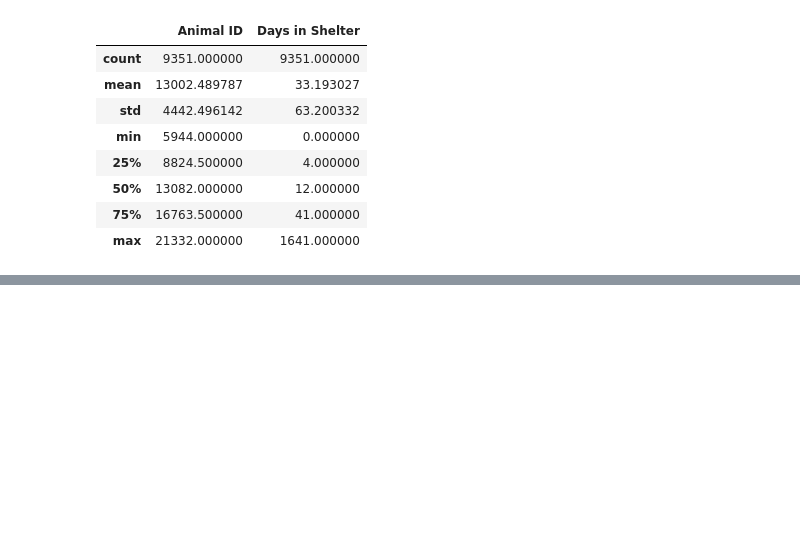
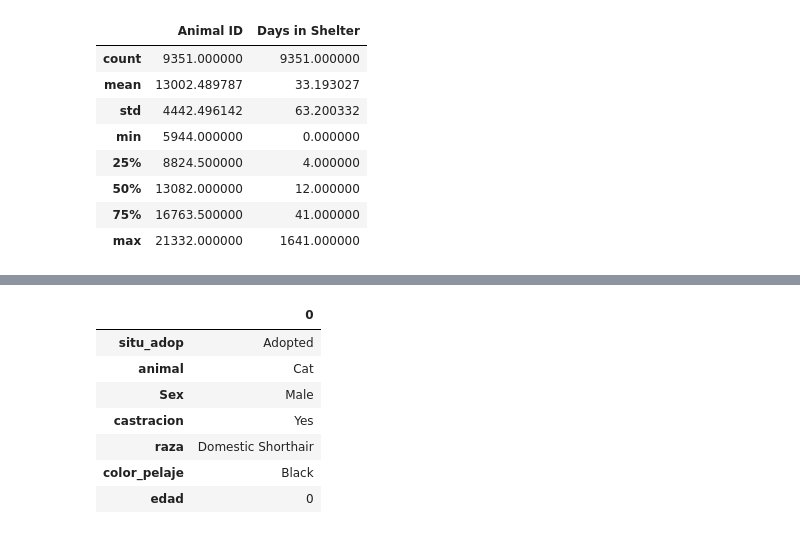
Before and after one commit to laurasalaslozano/EDA-MACHINE_LEARNING, a Jupyter notebook: Adoptions/EDA_Adopciones.ipynb, the cells around one changed output, grey strips where cells are left out. Saved outputs shown, nothing was run; the diff lists cells and outputs as text; code cells hidden in the pictures; blank space fills up the shorter version.

```diff
--- a/Adoptions/EDA_Adopciones.ipynb
+++ b/Adoptions/EDA_Adopciones.ipynb
@@ -97,0 +389,15 @@ df_adopciones.loc[df_adopciones["Euthanasia Reason"].isna()]
+# %%
+# Variables categóricas:
+
+categoricas = ["situ_adop", "animal", "Sex", "castracion", "raza", "color_pelaje", "edad"]
+
+df_adopciones[categoricas].mode().T
+# %% [output]
+|  | 0 |
+| situ_adop | Adopted |
+| animal | Cat |
+| Sex | Male |
+| castracion | Yes |
+| raza | Domestic Shorthair |
+| color_pelaje | Black |
+| edad | 0 |
```
Also changed, not shown: parts of 41 cells of this notebook, 2 other files.
